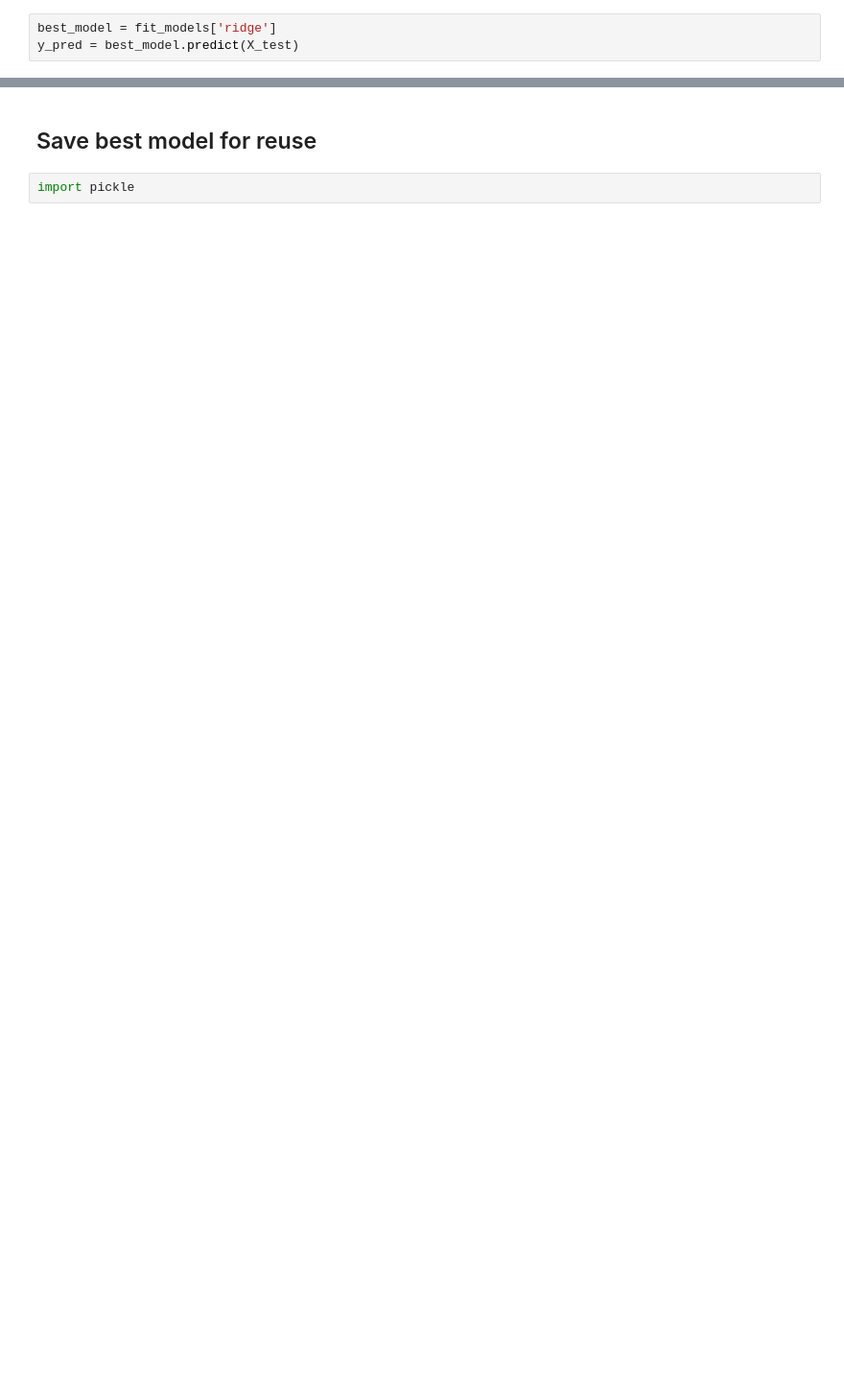
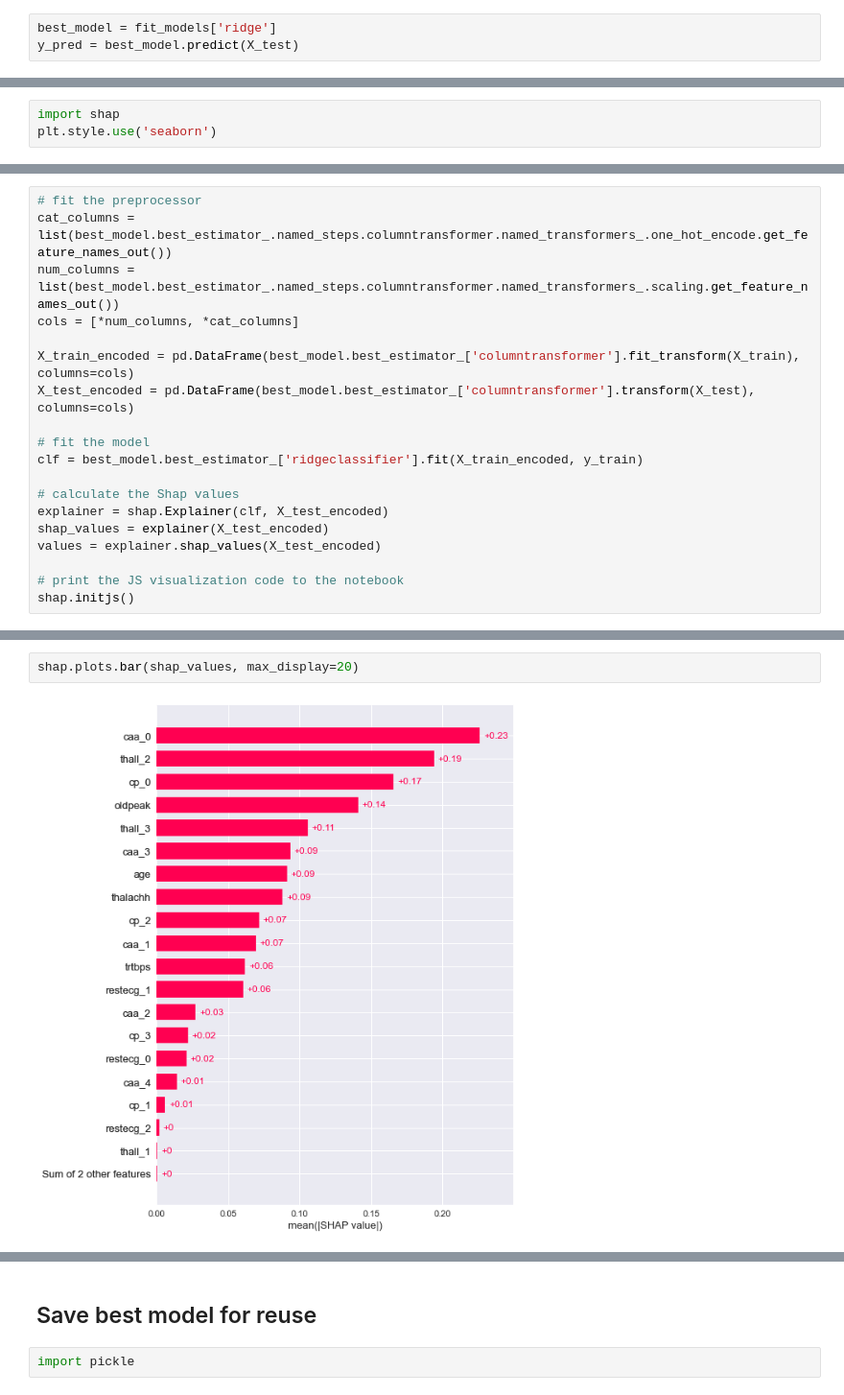
Before and after one commit to hen-f/ML-doodles, a Jupyter notebook: heart_attack_classification.ipynb, the cells around one changed output, grey strips where cells are left out. Shown at 96% size. Saved outputs shown, nothing was run; the diff lists cells and outputs as text; blank space fills up the shorter version.

```diff
--- a/heart_attack_classification.ipynb
+++ b/heart_attack_classification.ipynb
@@ -288,0 +330,3 @@ y_pred = best_model.predict(X_test)
+# %%
+import shap
+plt.style.use('seaborn')
@@ -288,0 +335,19 @@ y_pred = best_model.predict(X_test)
+# %%
+# fit the preprocessor
+cat_columns = list(best_model.best_estimator_.named_steps.columntransformer.named_transformers_.one_hot_encode.get_feature_names_out())
+num_columns = list(best_model.best_estimator_.named_steps.columntransformer.named_transformers_.scaling.get_feature_names_out())
+cols = [*num_columns, *cat_columns]
+
+X_train_encoded = pd.DataFrame(best_model.best_estimator_['columntransformer'].fit_transform(X_train), columns=cols)
+X_test_encoded = pd.DataFrame(best_model.best_estimator_['columntransformer'].transform(X_test), columns=cols)
+
+# fit the model
+clf = best_model.best_estimator_['ridgeclassifier'].fit(X_train_encoded, y_train)
+
+# calculate the Shap values
+explainer = shap.Explainer(clf, X_test_encoded)
+shap_values = explainer(X_test_encoded)
+values = explainer.shap_values(X_test_encoded)
+
+# print the JS visualization code to the notebook
+shap.initjs()
@@ -288,0 +356,4 @@ y_pred = best_model.predict(X_test)
+# %%
+shap.plots.bar(shap_values, max_display=20)
+# %% [output]
+[figure, added]
```
Also changed, not shown: parts of 22 cells of this notebook, 1 other file.
